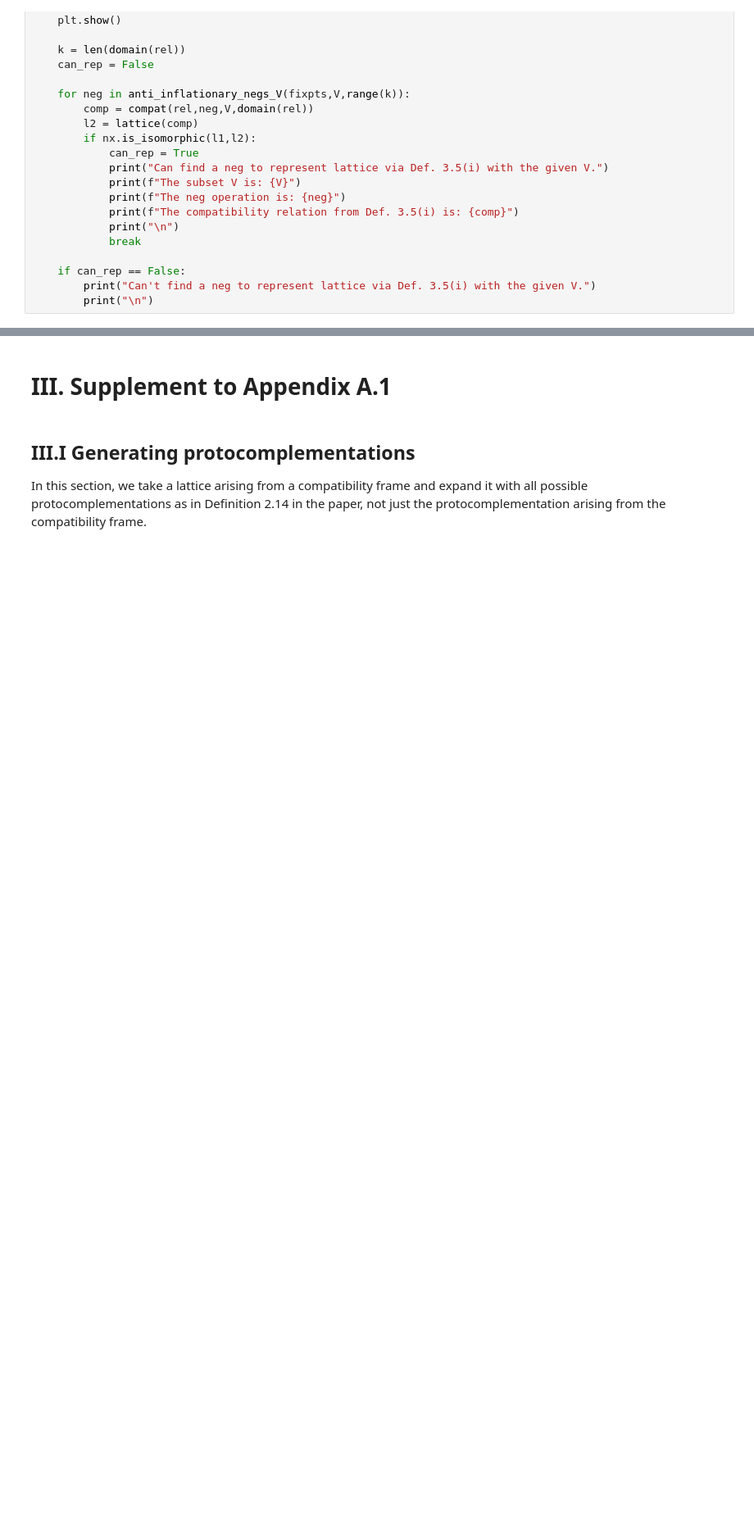
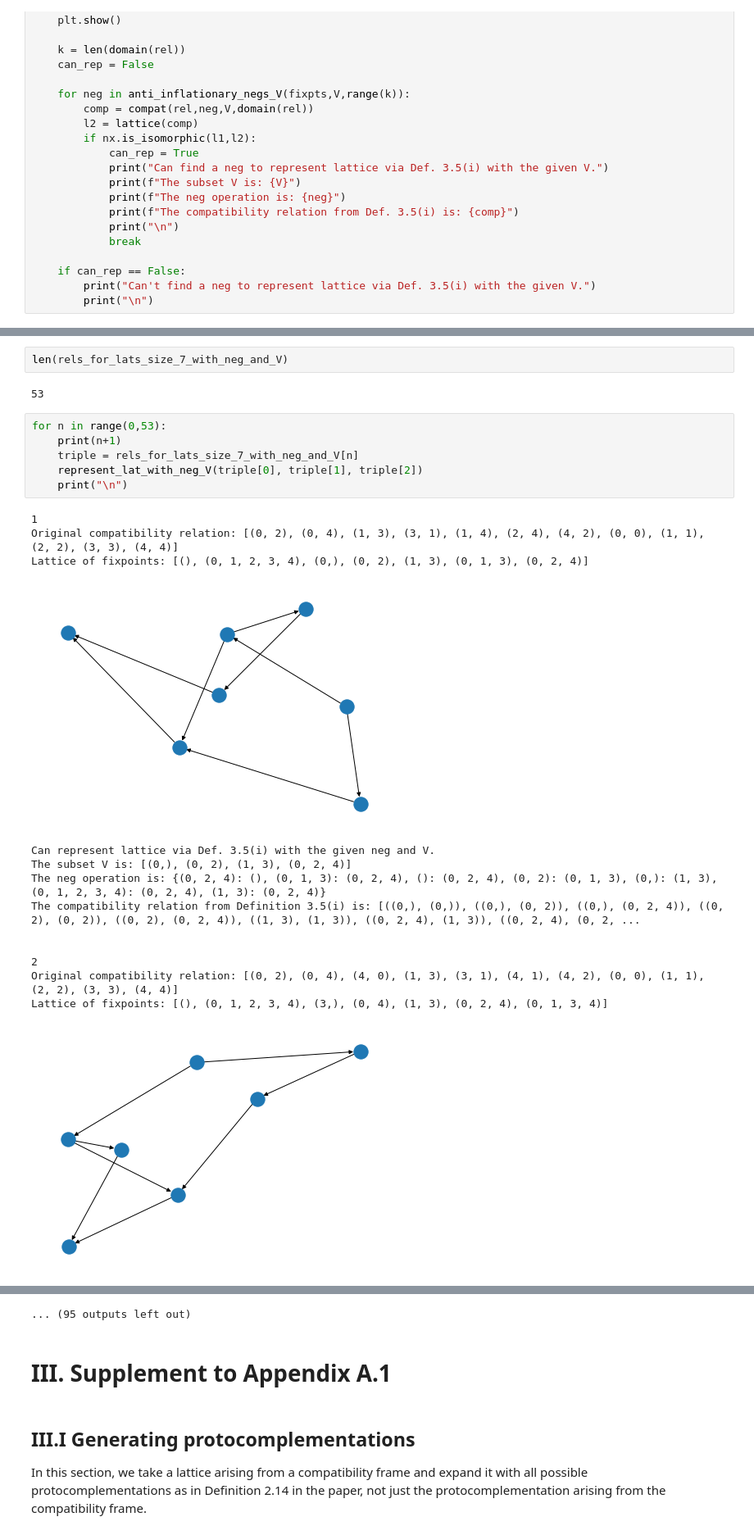
Before and after one commit to wesholliday/compat-frames, a Jupyter notebook: compat-frames.ipynb, the cells around one changed output, grey strips where cells are left out. Shown at 82% size. Cells and saved outputs as stored; diff of their text form; blank space fills up the shorter version.

```diff
--- a/compat-frames.ipynb
+++ b/compat-frames.ipynb
@@ -1251,0 +1367,25 @@ The compatibility relation from Def. 3.5(i) is: [((1,), (1,)), ((1,), (1, 3)), (
+# %%
+len(rels_for_lats_size_7_with_neg_and_V)
+# %% [output]
+53
+# %%
+for n in range(0,53):
+    print(n+1)
+    triple = rels_for_lats_size_7_with_neg_and_V[n]
+    represent_lat_with_neg_V(triple[0], triple[1], triple[2])
+    print("\n")
+# %% [output]
+1
+Original compatibility relation: [(0, 2), (0, 4), (1, 3), (3, 1), (1, 4), (2, 4), (4, 2), (0, 0), (1, 1), (2, 2), (3, 3), (4, 4)]
+Lattice of fixpoints: [(), (0, 1, 2, 3, 4), (0,), (0, 2), (1, 3), (0, 1, 3), (0, 2, 4)]
+[figure, added]
+Can represent lattice via Def. 3.5(i) with the given neg and V.
+The subset V is: [(0,), (0, 2), (1, 3), (0, 2, 4)]
+The neg operation is: {(0, 2, 4): (), (0, 1, 3): (0, 2, 4), (): (0, 2, 4), (0, 2): (0, 1, 3), (0,): (1, 3), (0, 1, 2, 3, 4): (0, 2, 4), (1, 3): (0, 2, 4)}
+The compatibility relation from Definition 3.5(i) is: [((0,), (0,)), ((0,), (0, 2)), ((0,), (0, 2, 4)), ((0, 2), (0, 2)), ((0, 2), (0, 2, 4)), ((1, 3), (1, 3)), ((0, 2, 4), (1, 3)), ((0, 2, 4), (0, 2, ...
+
+
+2
+Original compatibility relation: [(0, 2), (0, 4), (4, 0), (1, 3), (3, 1), (4, 1), (4, 2), (0, 0), (1, 1), (2, 2), (3, 3), (4, 4)]
+Lattice of fixpoints: [(), (0, 1, 2, 3, 4), (3,), (0, 4), (1, 3), (0, 2, 4), (0, 1, 3, 4)]
+[figure, added]
@@ -1252,3 +1432,4 @@ The compatibility relation from Def. 3.5(i) is: [((1,), (1,)), ((1,), (1, 3)), (
+... (95 outputs left out)
 # %% [markdown]
 # III. Supplement to Appendix A.1 <a id='III'></a>
 # %% [markdown]
```
Also changed, not shown: parts of 49 cells of this notebook, 2 other files.
